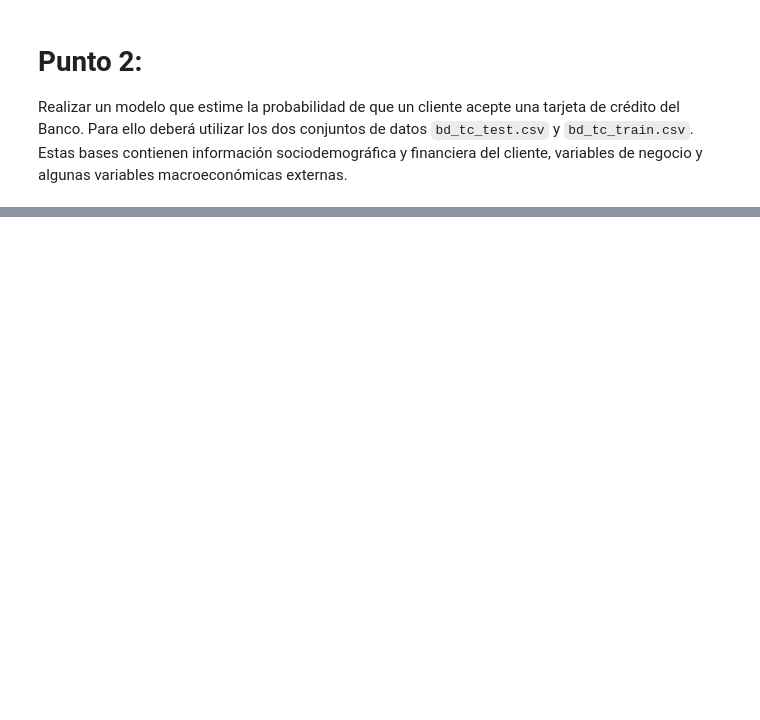
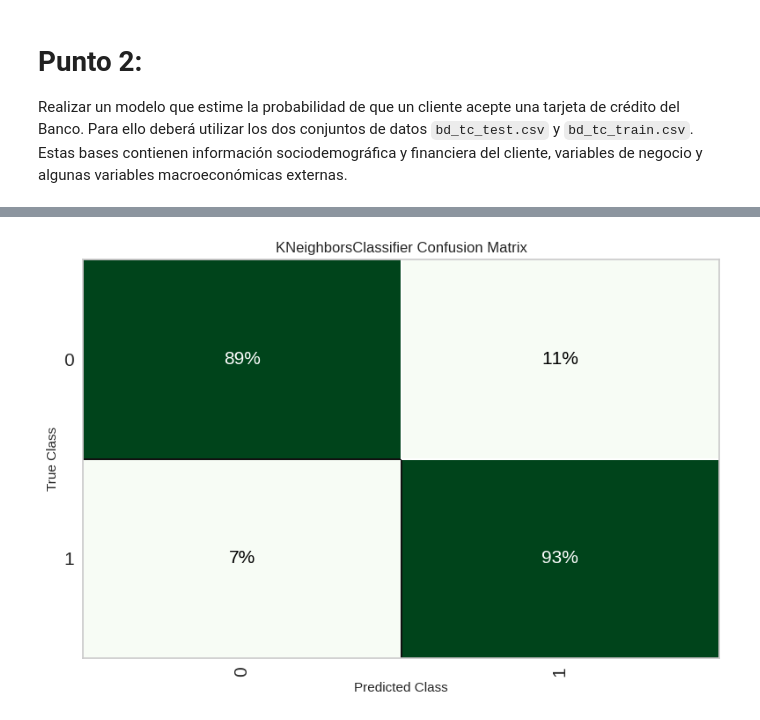
Before and after one commit to jagvgithub/LAOM, a Jupyter notebook: JAVVILLAS.ipynb, the cells around one changed output, grey strips where cells are left out. Cells and saved outputs as stored; diff of their text form; code cells hidden in the pictures; blank space fills up the shorter version.

```diff
--- a/JAVVILLAS.ipynb
+++ b/JAVVILLAS.ipynb
@@ -132,0 +509,3 @@ macroeconómicas externas.
+# %%
+plot_model(tuned_modelo, plot = 'confusion_matrix', plot_kwargs = {'percent' : True})
+# %% [output]
@@ -132,0 +513 @@ macroeconómicas externas.
+[figure, added]
```
Also changed, not shown: parts of 31 cells of this notebook.
